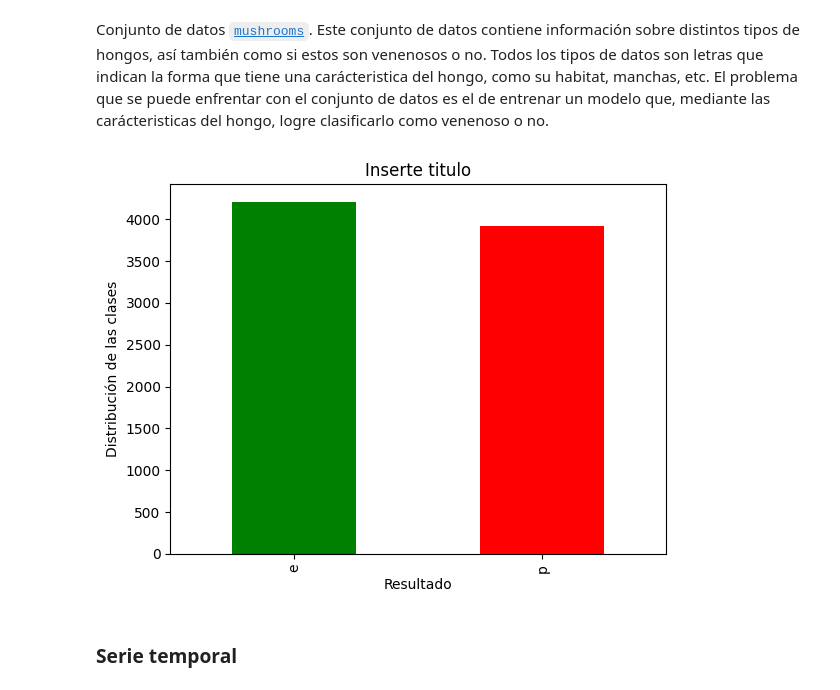
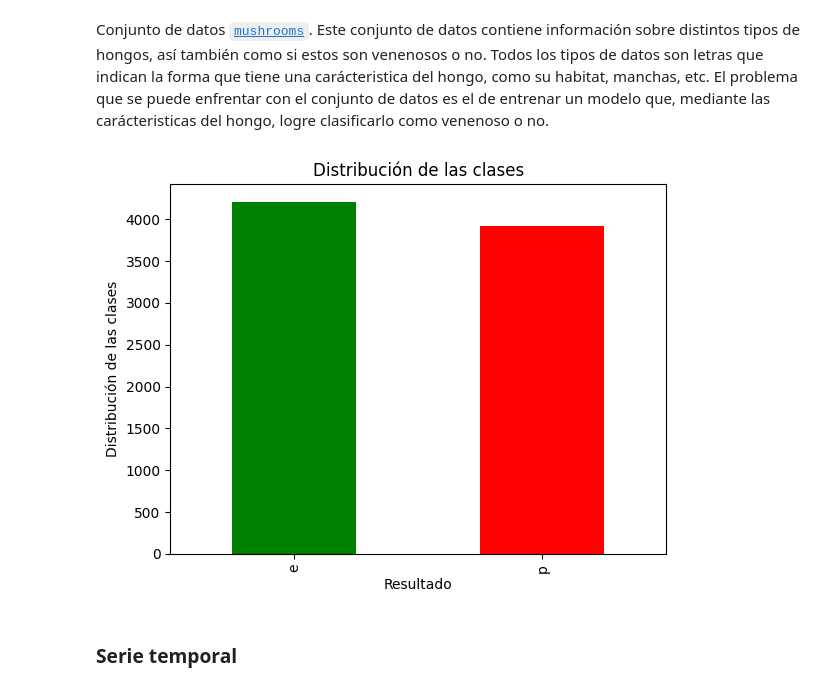
Before and after one commit to Diego-Astaburuaga/ayudantias_MAT281, a Jupyter notebook: ayudantias/Ayud1_MAT281_recuerdo_python_remake.ipynb, the cells around one changed output. Cells and saved outputs as stored; diff of their text form; code cells hidden in the pictures.

```diff
--- a/ayudantias/Ayud1_MAT281_recuerdo_python_remake.ipynb
+++ b/ayudantias/Ayud1_MAT281_recuerdo_python_remake.ipynb
@@ -141,21 +145,21 @@ Conjunto de datos [`mushrooms`](https://www.kaggle.com/datasets/uciml/mushroom-c
 # %%
 import matplotlib.pyplot as plt
 
 # Contar la cantidad de aprobados y desaprobados
 conteo_resultados = fungis['class'].value_counts()
 
 # Crear el gráfico de barras
 conteo_resultados.plot(kind='bar', color=['green', 'red'])
 
 # Añadir título y etiquetas
-plt.title('Inserte titulo')
+plt.title('Distribución de las clases')
 plt.xlabel('Resultado')
 plt.ylabel('Distribución de las clases')
 
 # Mostrar el gráfico
 plt.show()
 # %% [output]
-[figure, old version]
+[figure, new version]
 # %% [markdown]
 ### Serie temporal
 # %%
```
Also changed, not shown: parts of 2 cells of this notebook, 3 other files.
